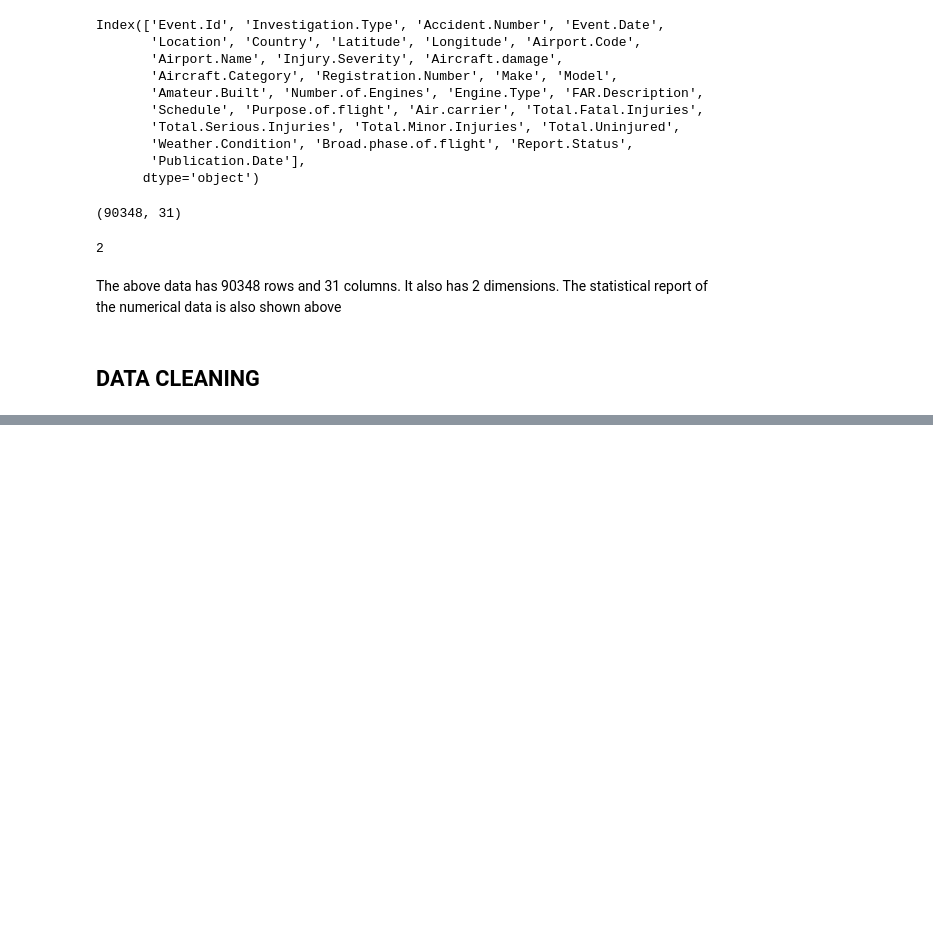
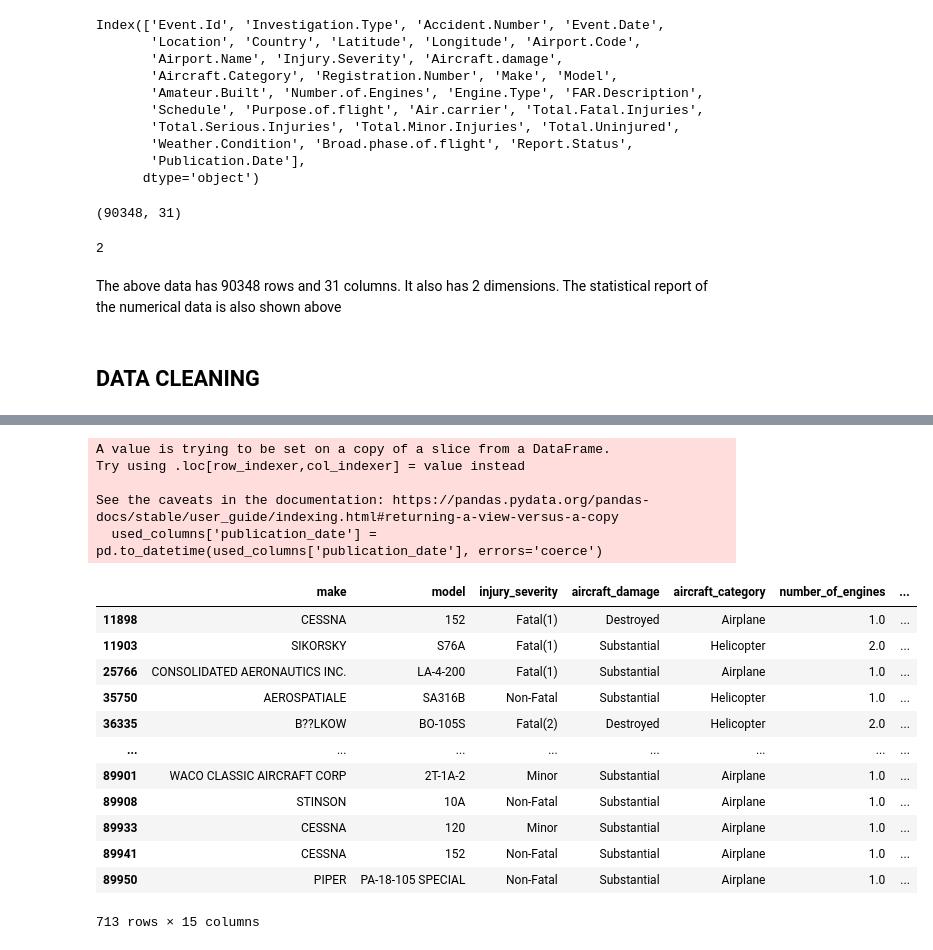
Before and after one commit to nyawirctrl-911/dsc-phase-1-project-v3, a Jupyter notebook: student.ipynb, the cells around one changed output, grey strips where cells are left out. Saved outputs shown, nothing was run; the diff lists cells and outputs as text; code cells hidden in the pictures; blank space fills up the shorter version.

```diff
--- a/student.ipynb
+++ b/student.ipynb
@@ -175,0 +210,24 @@ airplane_dataset
+# %%
+#make date to be for the past 20 years only
+used_columns['publication_date'] = pd.to_datetime(used_columns['publication_date'], errors='coerce')
+used_columns = used_columns[used_columns['publication_date'] >= '2004-01-01']
+used_columns
+# %% [output]
+A value is trying to be set on a copy of a slice from a DataFrame.
+Try using .loc[row_indexer,col_indexer] = value instead
+
+See the caveats in the documentation: https://pandas.pydata.org/pandas-docs/stable/user_guide/indexing.html#returning-a-view-versus-a-copy
+  used_columns['publication_date'] = pd.to_datetime(used_columns['publication_date'], errors='coerce')
+|  | make | model | injury_severity | aircraft_damage | aircraft_category | number_of_engines | ... |
+| 11898 | CESSNA | 152 | Fatal(1) | Destroyed | Airplane | 1.0 | ... |
+| 11903 | SIKORSKY | S76A | Fatal(1) | Substantial | Helicopter | 2.0 | ... |
+| 25766 | CONSOLIDATED AERONAUTICS INC. | LA-4-200 | Fatal(1) | Substantial | Airplane | 1.0 | ... |
+| 35750 | AEROSPATIALE | SA316B | Non-Fatal | Substantial | Helicopter | 1.0 | ... |
+| 36335 | B??LKOW | BO-105S | Fatal(2) | Destroyed | Helicopter | 2.0 | ... |
+| ... | ... | ... | ... | ... | ... | ... | ... |
+| 89901 | WACO CLASSIC AIRCRAFT CORP | 2T-1A-2 | Minor | Substantial | Airplane | 1.0 | ... |
+| 89908 | STINSON | 10A | Non-Fatal | Substantial | Airplane | 1.0 | ... |
+| 89933 | CESSNA | 120 | Minor | Substantial | Airplane | 1.0 | ... |
+| 89941 | CESSNA | 152 | Non-Fatal | Substantial | Airplane | 1.0 | ... |
+| 89950 | PIPER | PA-18-105 SPECIAL | Non-Fatal | Substantial | Airplane | 1.0 | ... |
+713 rows × 15 columns
```
Also changed, not shown: parts of 18 cells of this notebook.
